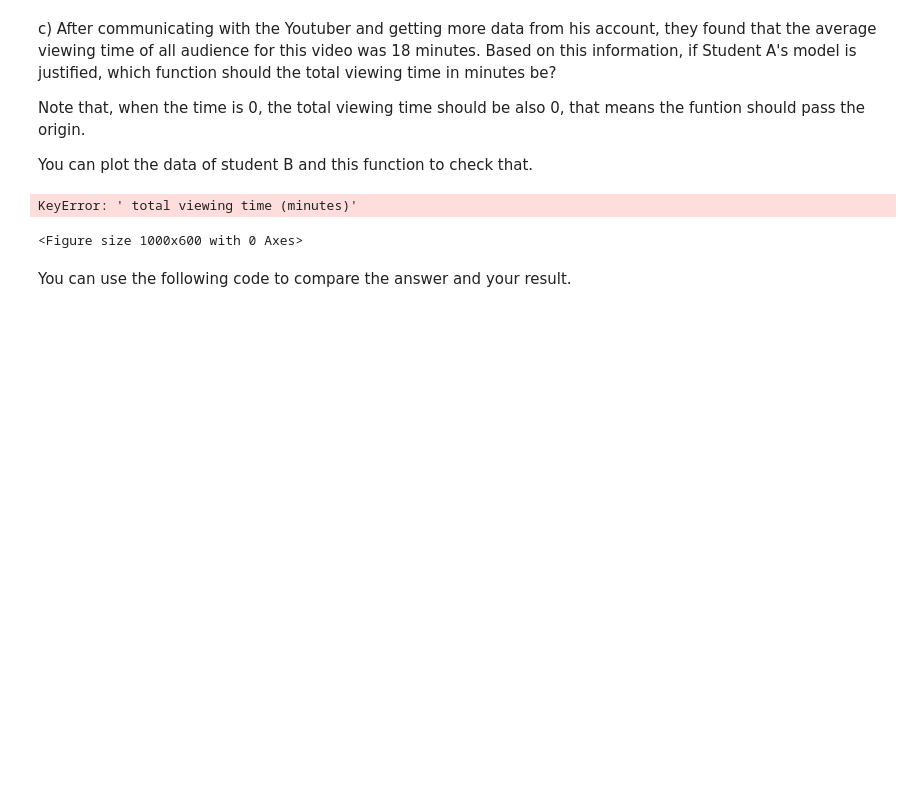
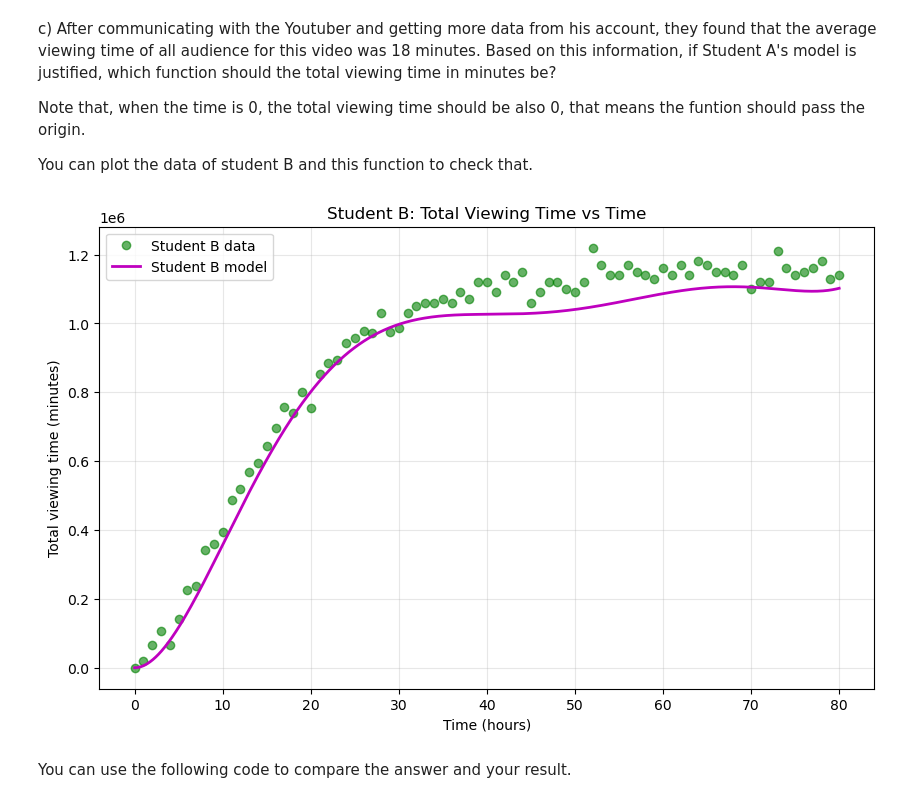
Before and after one commit to ShiKen08/csscicampwork-15720462, a Jupyter notebook: challenge_calculus/Review_Calculus.ipynb, the cells around one changed output. Saved outputs shown, nothing was run; the diff lists cells and outputs as text; code cells hidden in the pictures; blank space fills up the shorter version.

```diff
--- a/challenge_calculus/Review_Calculus.ipynb
+++ b/challenge_calculus/Review_Calculus.ipynb
@@ -126,35 +126,34 @@ You can plot the data of student B and this function to check that.
 # %%
 def IntegralPoly(x):
 
     # From the indefinite integral: 1.33×10⁻⁵x⁶ - 3.6×10⁻³x⁵ + 0.37x⁴ - 17.5x³ + 340x² + C
     # Since function passes through origin (when x=0, y=0), C = 0
 
     cumulative_clicks = (1.33e-5 * x**6 - 3.6e-3 * x**5 + 0.37 * x**4 - 17.5 * x**3 + 340 * x**2)
 
     # Total viewing time = cumulative clicks × 18 minutes
     y = 18 * cumulative_clicks
 
     return y
 
 # Test the function and plot against Student B's data
 data_B = pd.read_csv('data_student_B.csv')
 
 # Create x values for the model curve
 x_model = np.linspace(0, 80, 1000)
 y_model = [IntegralPoly(x) for x in x_model]
 # Plot the data and model
 plt.figure(figsize=(10, 6))
 plt.plot(data_B['time (h)'], data_B['Total viewing time (min)'], 'go', alpha=0.6, label='Student B data')
-plt.plot(x_model, y_model, 'm-', linewidth=2, label='student B model')
+plt.plot(x_model, y_model, 'm-', linewidth=2, label='Student B model')
 plt.xlabel('Time (hours)')
-plt.ylabel('Total viewing time (minutes)')
+plt.ylabel('Total viewing time (min)')
 plt.title('Student B: Total Viewing Time vs Time')
 plt.legend()
 plt.grid(True, alpha=0.3)
 plt.show()
 # %% [output]
-KeyError: ' total viewing time (minutes)'
-<Figure size 1000x600 with 0 Axes>
+[figure, added]
 # %% [markdown]
 You can use the following code to compare the answer and your result.
 # %%
```
